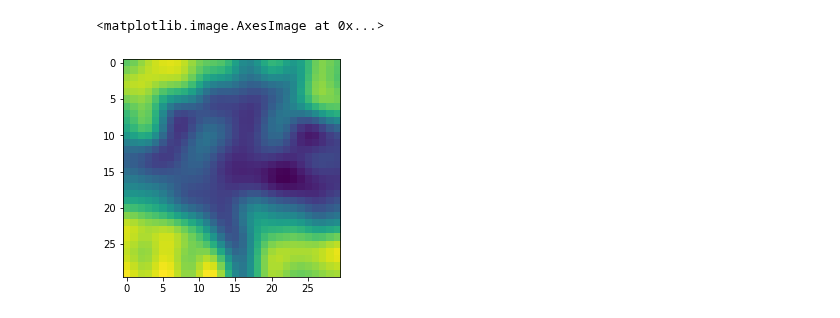
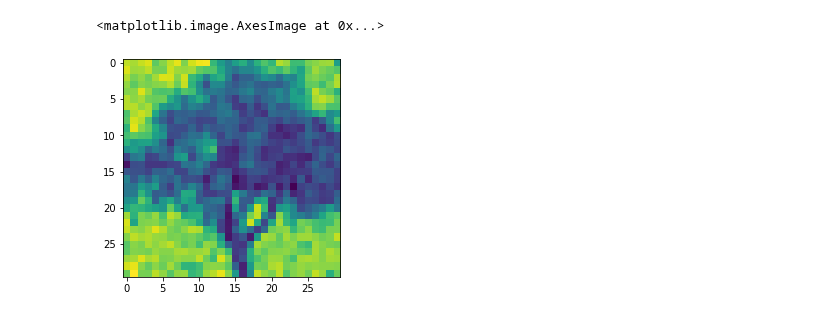
Before and after one commit to qkstngus000/Visual-Compressive-Sensing, a Jupyter notebook: V1_Compress_Sensing_Standardize.ipynb, the cells around one changed output. Drawn from its saved outputs; the diff is of its cells as text; code cells hidden in the pictures.

```diff
--- a/V1_Compress_Sensing_Standardize.ipynb
+++ b/V1_Compress_Sensing_Standardize.ipynb
@@ -78,15 +78,15 @@ img = Image.open(inputImg)
 img = ImageOps.grayscale(img)
 imgArr = np.asarray(img)
 
-numCell = 100   # for randomizing numCell: np.random.randint(50, 2000)
+numCell = 500
 
-cellSize = 2 #For randomizing cellSize: np.random.uniform(0.01, 20)
-sparseFreq = 2 #For randomizing freq: np.random.randint(1, 10)
+cellSize = 1
+sparseFreq = 1
 
 W, y = generateV1Variables(numCell, cellSize, sparseFreq, imgArr)
 
 ## Return reform image array
-theta, reform, s = compress(W, y, 90)
+theta, reform, s = compress(W, y, 1)
 
 
 imageio.imwrite('reformedImage.jpeg', reform)
@@ -97,5 +97,5 @@ Lossy conversion from float64 to uint8. Range [49.354303270485644, 226.009048016
 <matplotlib.image.AxesImage at 0x...>
-[figure, old version]
+[figure, new version]
 # %%
 ## Making V1 weight to be consistent
 
```
Also changed, not shown: parts of 1 cell of this notebook, 5 other files.
